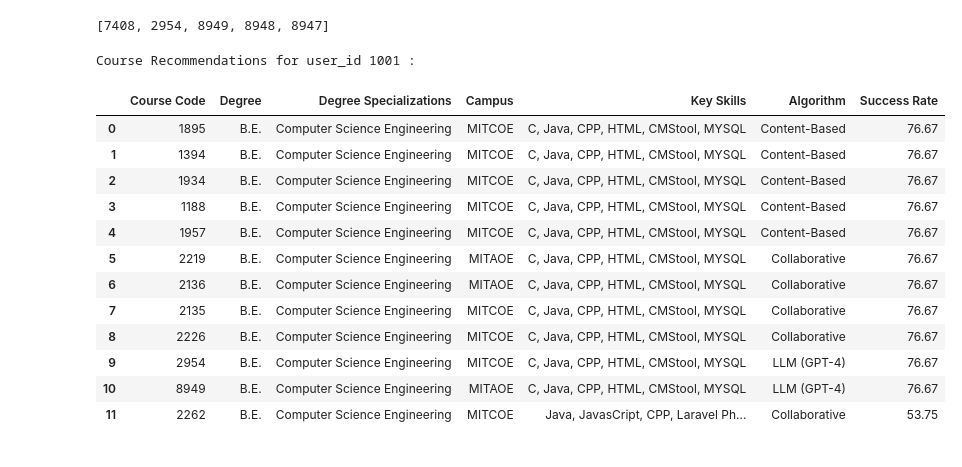
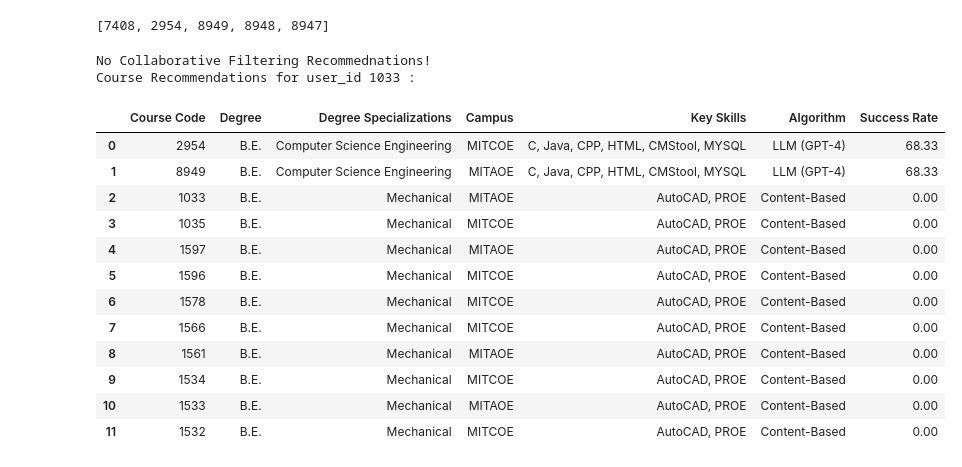
Before and after one commit to janiceXerri21/JaniceXerri_FYP_PCRS_VRLE_2024, a Jupyter notebook: TheFinalRecommendationSystem.ipynb, the cells around one changed output. Cells and saved outputs as stored; diff of their text form; code cells hidden in the pictures.

```diff
--- a/TheFinalRecommendationSystem.ipynb
+++ b/TheFinalRecommendationSystem.ipynb
@@ -705,19 +710,20 @@ def final_recommender(user_id):
 
     return final
 # %%
-final_recommender(1001)
+final_recommender(1033)
 # %% [output]
-Course Recommendations for user_id 1001 :
+No Collaborative Filtering Recommednations!
+Course Recommendations for user_id 1033 :
 |  | Course Code | Degree | Degree Specializations | Campus | Key Skills | Algorithm | Success Rate |
-| 0 | 1895 | B.E. | Computer Science Engineering | MITCOE | C, Java, CPP, HTML, CMStool, MYSQL | Content-Based | 76.67 |
-| 1 | 1394 | B.E. | Computer Science Engineering | MITCOE | C, Java, CPP, HTML, CMStool, MYSQL | Content-Based | 76.67 |
-| 2 | 1934 | B.E. | Computer Science Engineering | MITCOE | C, Java, CPP, HTML, CMStool, MYSQL | Content-Based | 76.67 |
-| 3 | 1188 | B.E. | Computer Science Engineering | MITCOE | C, Java, CPP, HTML, CMStool, MYSQL | Content-Based | 76.67 |
-| 4 | 1957 | B.E. | Computer Science Engineering | MITCOE | C, Java, CPP, HTML, CMStool, MYSQL | Content-Based | 76.67 |
-| 5 | 2219 | B.E. | Computer Science Engineering | MITAOE | C, Java, CPP, HTML, CMStool, MYSQL | Collaborative | 76.67 |
-| 6 | 2136 | B.E. | Computer Science Engineering | MITAOE | C, Java, CPP, HTML, CMStool, MYSQL | Collaborative | 76.67 |
-| 7 | 2135 | B.E. | Computer Science Engineering | MITCOE | C, Java, CPP, HTML, CMStool, MYSQL | Collaborative | 76.67 |
-| 8 | 2226 | B.E. | Computer Science Engineering | MITCOE | C, Java, CPP, HTML, CMStool, MYSQL | Collaborative | 76.67 |
-| 9 | 2954 | B.E. | Computer Science Engineering | MITCOE | C, Java, CPP, HTML, CMStool, MYSQL | LLM (GPT-4) | 76.67 |
-| 10 | 8949 | B.E. | Computer Science Engineering | MITAOE | C, Java, CPP, HTML, CMStool, MYSQL | LLM (GPT-4) | 76.67 |
-| 11 | 2262 | B.E. | Computer Science Engineering | MITCOE | Java, JavasCript, CPP, Laravel Ph... | Collaborative | 53.75 |
+| 0 | 2954 | B.E. | Computer Science Engineering | MITCOE | C, Java, CPP, HTML, CMStool, MYSQL | LLM (GPT-4) | 68.33 |
+| 1 | 8949 | B.E. | Computer Science Engineering | MITAOE | C, Java, CPP, HTML, CMStool, MYSQL | LLM (GPT-4) | 68.33 |
+| 2 | 1033 | B.E. | Mechanical | MITAOE | AutoCAD, PROE | Content-Based | 0.00 |
+| 3 | 1035 | B.E. | Mechanical | MITCOE | AutoCAD, PROE | Content-Based | 0.00 |
+| 4 | 1597 | B.E. | Mechanical | MITAOE | AutoCAD, PROE | Content-Based | 0.00 |
+| 5 | 1596 | B.E. | Mechanical | MITCOE | AutoCAD, PROE | Content-Based | 0.00 |
+| 6 | 1578 | B.E. | Mechanical | MITCOE | AutoCAD, PROE | Content-Based | 0.00 |
+| 7 | 1566 | B.E. | Mechanical | MITCOE | AutoCAD, PROE | Content-Based | 0.00 |
+| 8 | 1561 | B.E. | Mechanical | MITAOE | AutoCAD, PROE | Content-Based | 0.00 |
+| 9 | 1534 | B.E. | Mechanical | MITCOE | AutoCAD, PROE | Content-Based | 0.00 |
+| 10 | 1533 | B.E. | Mechanical | MITAOE | AutoCAD, PROE | Content-Based | 0.00 |
+| 11 | 1532 | B.E. | Mechanical | MITCOE | AutoCAD, PROE | Content-Based | 0.00 |
```
Also changed, not shown: parts of 3 cells of this notebook, 32 other files.
